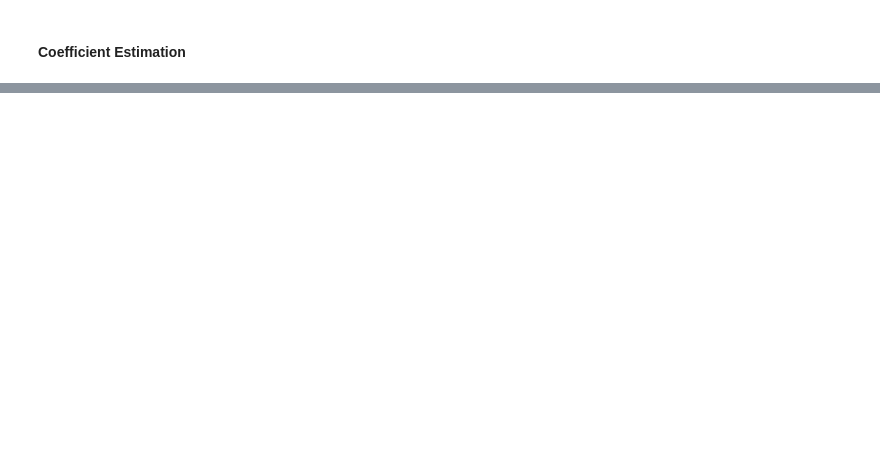
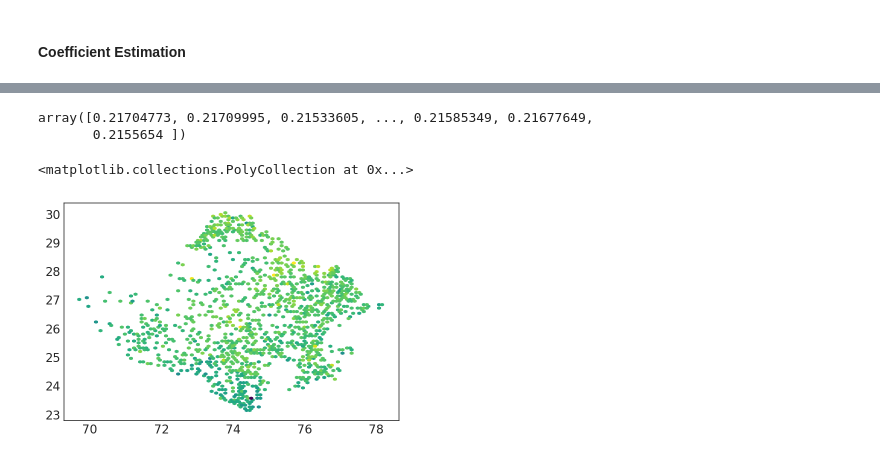
Before and after one commit to chrisyeh96/india-poverty, a Jupyter notebook: sampling/adaptive-sampling.ipynb, the cells around one changed output, grey strips where cells are left out. Drawn from its saved outputs; the diff is of its cells as text; code cells hidden in the pictures; blank space fills up the shorter version.

```diff
--- a/sampling/adaptive-sampling.ipynb
+++ b/sampling/adaptive-sampling.ipynb
@@ -631,0 +199,3 @@ plt.axhline(-0.18290039, ls="--", color=plt_colors[4], label="Sat only")
+# %%
+idxs = list(np.random.choice(len(df), 500))
+df_sampled = df.iloc[df.index.isin(idxs),:]
@@ -631,0 +228,10 @@ plt.axhline(-0.18290039, ls="--", color=plt_colors[4], label="Sat only")
+# %%
+pred_std
+# %% [output]
+array([0.21704773, 0.21709995, 0.21533605, ..., 0.21585349, 0.21677649,
+       0.2155654 ])
+# %%
+plt.hexbin(df_sampled["lng"], df_sampled["lat"], C = df_sampled["true"], cmap = cm.viridis)
+# %% [output]
+<matplotlib.collections.PolyCollection at 0x...>
+[figure, added]
```
Also changed, not shown: parts of 93 cells of this notebook, 12 other files.
